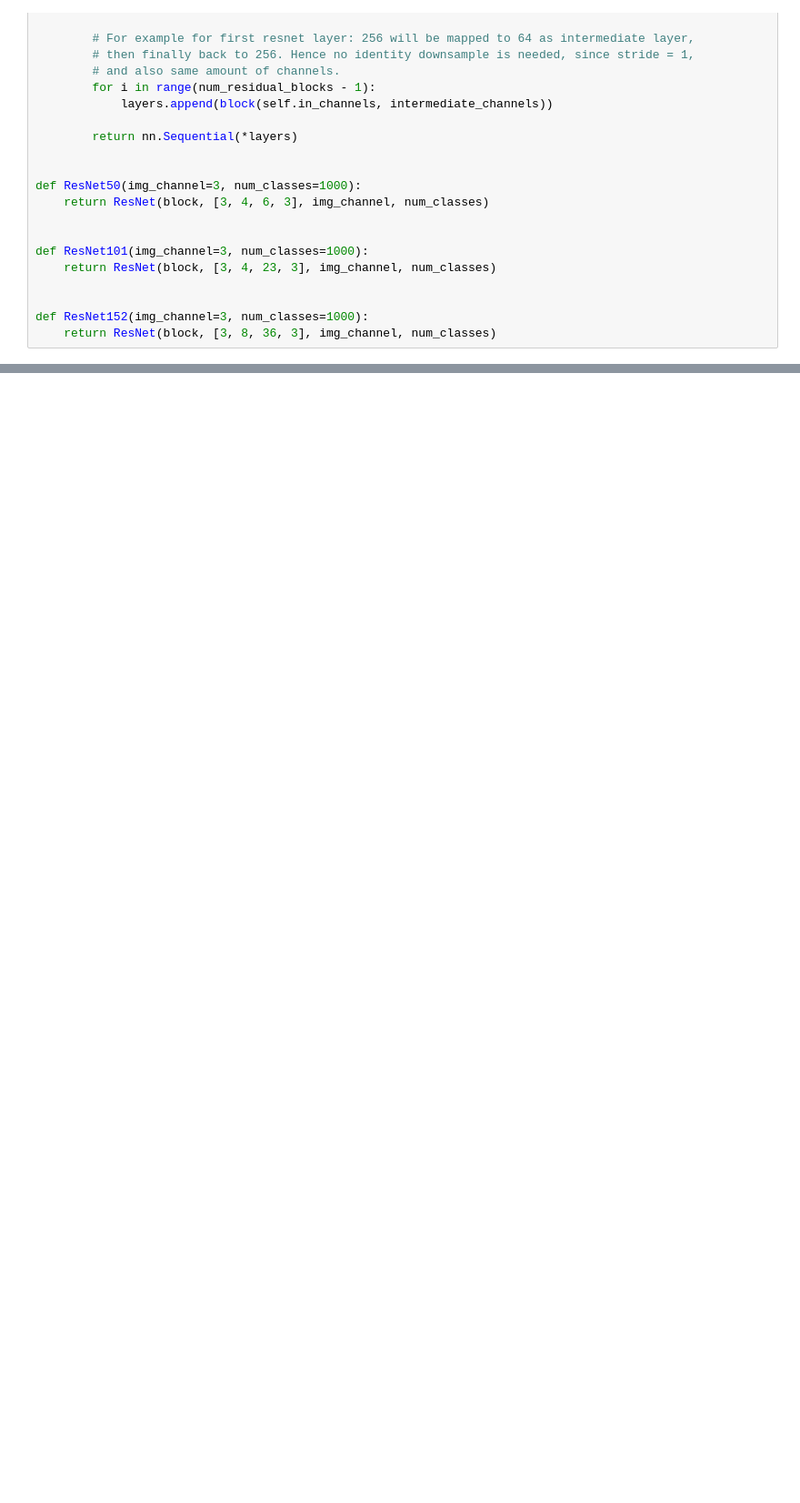
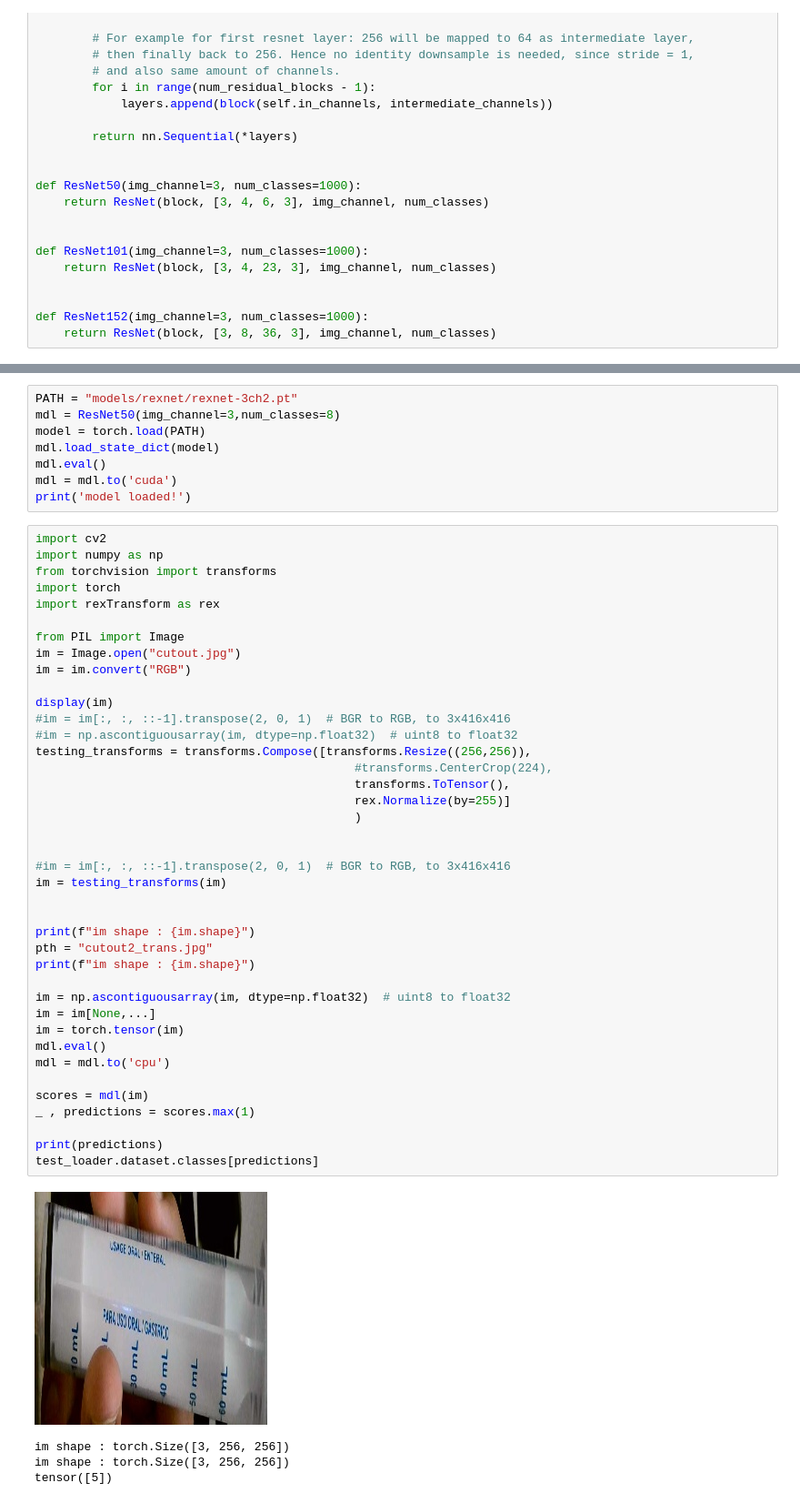
Before and after one commit to LoneXHuB/yolov5-focus, a Jupyter notebook: resnet.ipynb, the cells around one changed output, grey strips where cells are left out. Shown: that part at 91% size. Drawn from its saved outputs; the diff is of its cells as text; blank space fills up the shorter version.

```diff
--- a/resnet.ipynb
+++ b/resnet.ipynb
@@ -247,0 +263,53 @@ Accuracy on test set: 83.33
+# %%
+PATH = "models/rexnet/rexnet-3ch2.pt"
+mdl = ResNet50(img_channel=3,num_classes=8)
+model = torch.load(PATH)
+mdl.load_state_dict(model)
+mdl.eval()
+mdl = mdl.to('cuda')
+print('model loaded!')
+# %%
+import cv2
+import numpy as np
+from torchvision import transforms
+import torch
+import rexTransform as rex
+
+from PIL import Image
+im = Image.open("cutout.jpg")
+im = im.convert("RGB")
+
+display(im)
+#im = im[:, :, ::-1].transpose(2, 0, 1)  # BGR to RGB, to 3x416x416
+#im = np.ascontiguousarray(im, dtype=np.float32)  # uint8 to float32
+testing_transforms = transforms.Compose([transforms.Resize((256,256)),
+                                             #transforms.CenterCrop(224),
+                                             transforms.ToTensor(),
+                                             rex.Normalize(by=255)]
+                                             )
+
+
+#im = im[:, :, ::-1].transpose(2, 0, 1)  # BGR to RGB, to 3x416x416
+im = testing_transforms(im)
+
+
+print(f"im shape : {im.shape}")
+pth = "cutout2_trans.jpg"
+print(f"im shape : {im.shape}")
+
+im = np.ascontiguousarray(im, dtype=np.float32)  # uint8 to float32
+im = im[None,...]
+im = torch.tensor(im)
+mdl.eval()
+mdl = mdl.to('cpu')
+
+scores = mdl(im)
+_ , predictions = scores.max(1)
+
+print(predictions)
+test_loader.dataset.classes[predictions]
+# %% [output]
+[figure, added]
+im shape : torch.Size([3, 256, 256])
+im shape : torch.Size([3, 256, 256])
+tensor([5])
```
Also changed, not shown: parts of 7 cells of this notebook, 3 other files.
